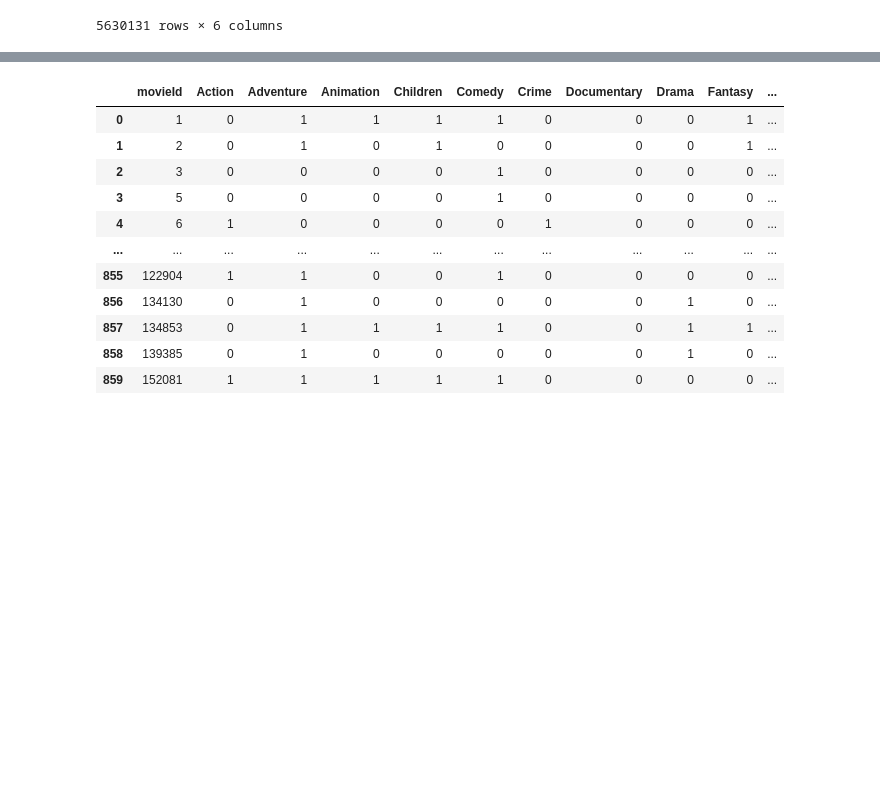
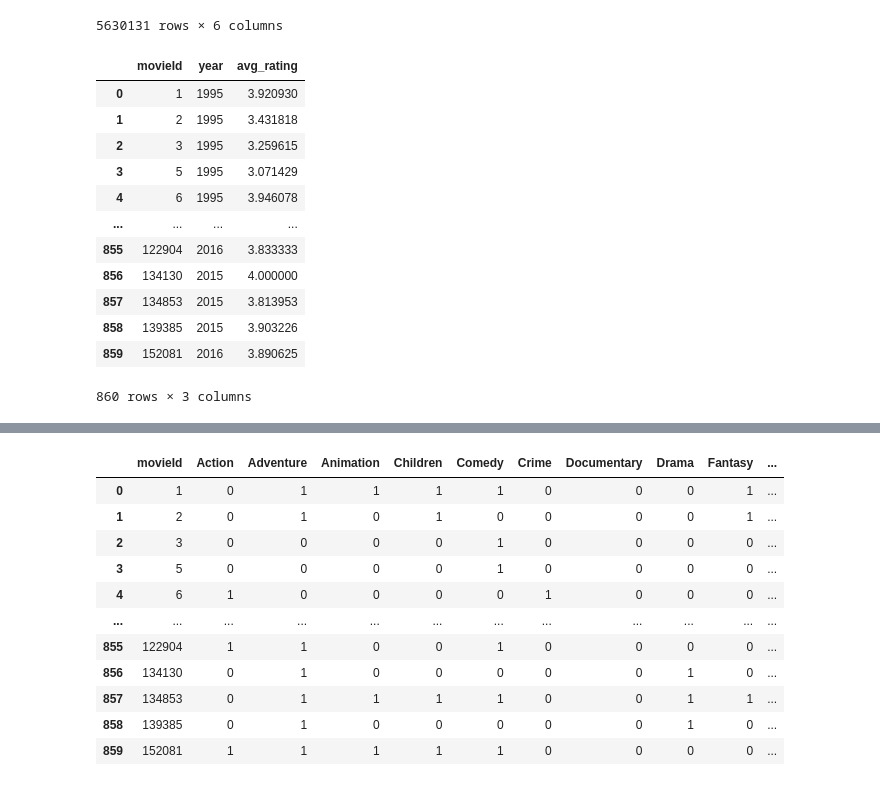
Before and after one commit to sewarslan/final_project, a Jupyter notebook: movie_recommender/data_preprocessing.ipynb, the cells around one changed output, grey strips where cells are left out. Saved outputs shown, nothing was run; the diff lists cells and outputs as text; code cells hidden in the pictures; blank space fills up the shorter version.

```diff
--- a/movie_recommender/data_preprocessing.ipynb
+++ b/movie_recommender/data_preprocessing.ipynb
@@ -562,5 +574,22 @@ ratings
 | 57357 | 401 | 152081 | 4.0 | 39 | 48 | 3.458333 |
 5630131 rows × 6 columns
 # %%
+item_vecs = movie_analysis[['movieId','year','avg_rating']]
 movie_analysis = movie_analysis[['movieId','avg_rating']]
+# %%
+item_vecs
+# %% [output]
+|  | movieId | year | avg_rating |
+| 0 | 1 | 1995 | 3.920930 |
+| 1 | 2 | 1995 | 3.431818 |
+| 2 | 3 | 1995 | 3.259615 |
+| 3 | 5 | 1995 | 3.071429 |
+| 4 | 6 | 1995 | 3.946078 |
+| ... | ... | ... | ... |
+| 855 | 122904 | 2016 | 3.833333 |
+| 856 | 134130 | 2015 | 4.000000 |
+| 857 | 134853 | 2015 | 3.813953 |
+| 858 | 139385 | 2015 | 3.903226 |
+| 859 | 152081 | 2016 | 3.890625 |
+860 rows × 3 columns
 # %%
```
Also changed, not shown: parts of 5 cells of this notebook, 13 other files.
